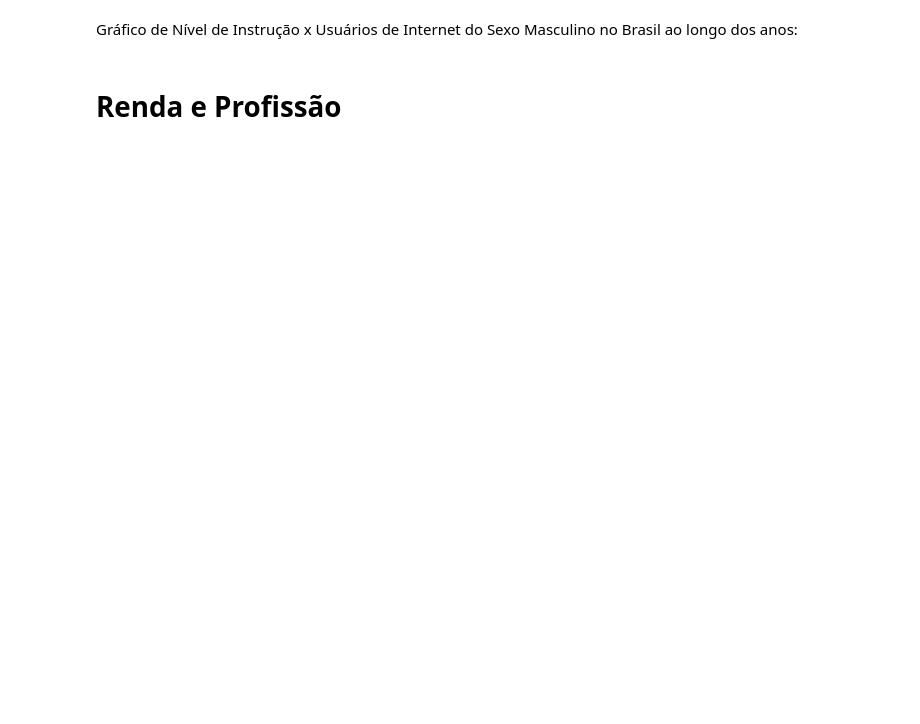
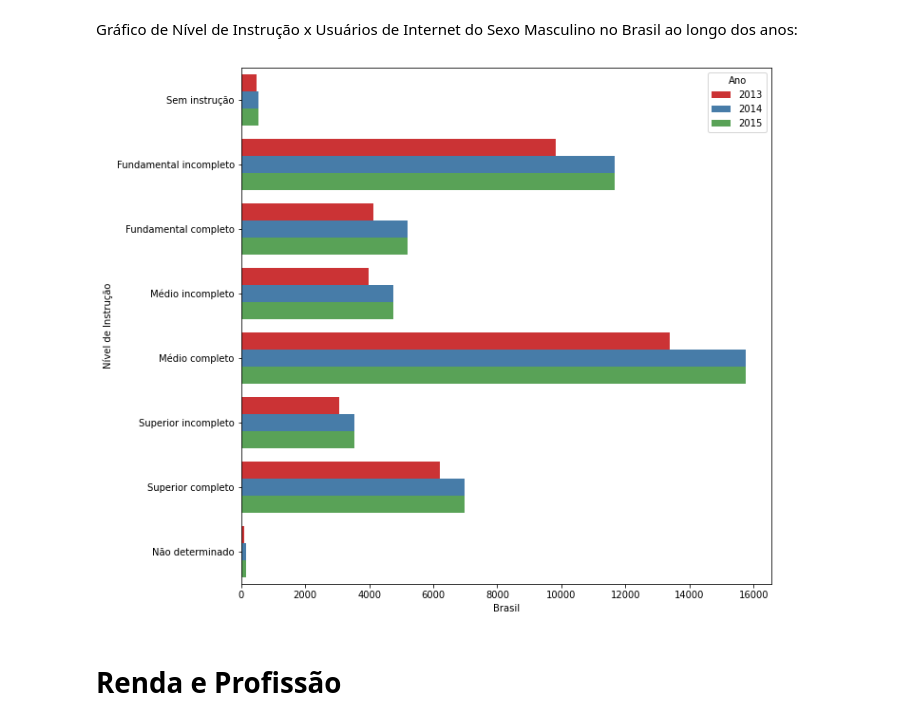
Before and after one commit to saulo-miranda/Projeto-CCF425-Acesso-a-internet-e-posse-de-celular, a Jupyter notebook: TPDADOS.ipynb, the cells around one changed output. Cells and saved outputs as stored; diff of their text form; code cells hidden in the pictures; blank space fills up the shorter version.

```diff
--- a/TPDADOS.ipynb
+++ b/TPDADOS.ipynb
@@ -633,12 +710,14 @@ Gráfico de Nível de Instrução x Usuários de Internet do Sexo Masculino no B
 # %%
 newdf1.drop(newdf1.loc[newdf1['Sexo']=='Feminino'].index, inplace=True)
 newdf2.drop(newdf2.loc[newdf2['Sexo']=='Feminino'].index, inplace=True)
 newdf3.drop(newdf3.loc[newdf3['Sexo']=='Feminino'].index, inplace=True)
 newdf = pd.concat([newdf1,newdf2,newdf3], sort=False)
 
 plt.figure(figsize=(10,10))
-g=sns.barplot(data=newdf, x='Quantidade de usuários de internet', y='Sexo e nivel de instrucao',palette="Set1",hue= "Ano" ,orient='h')
+g=sns.barplot(data=newdf, x='Brasil', y='Sexo e nivel de instrucao',palette="Set1",hue= "Ano" ,orient='h')
 g.set_ylabel('Nível de Instrução')
 plt.show()
+# %% [output]
+[figure, added]
 # %% [markdown]
 # Renda e Profissão
```
Also changed, not shown: parts of 19 cells of this notebook.
